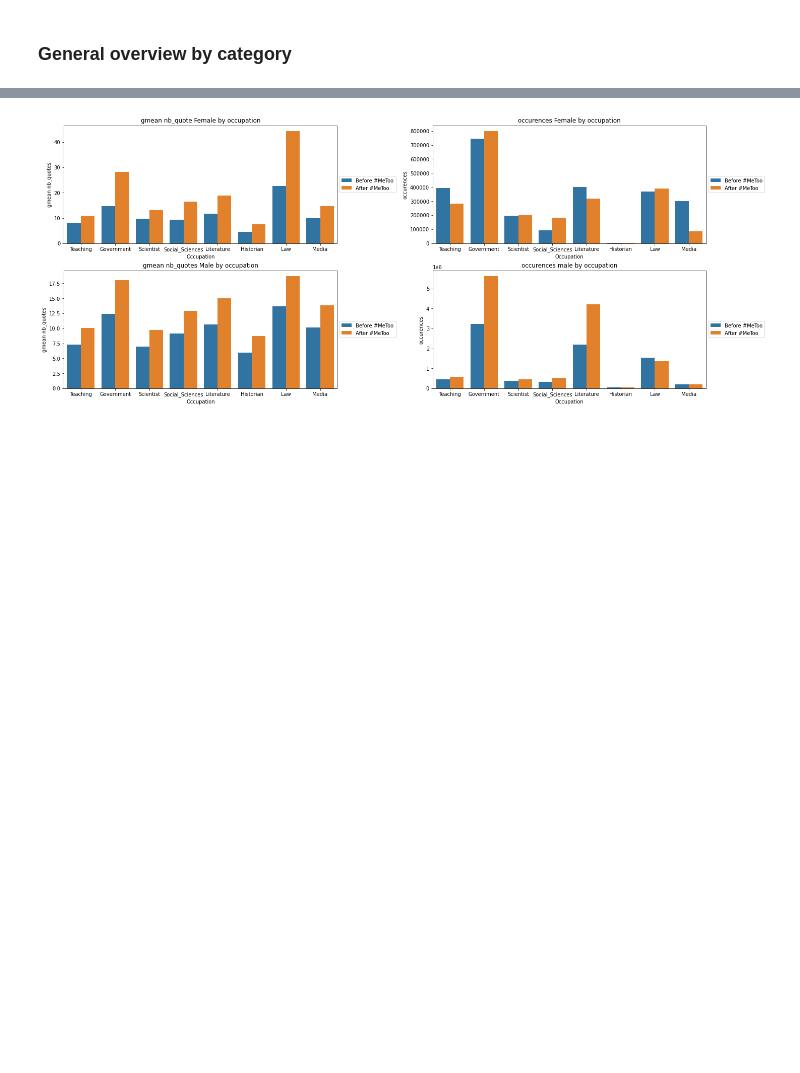
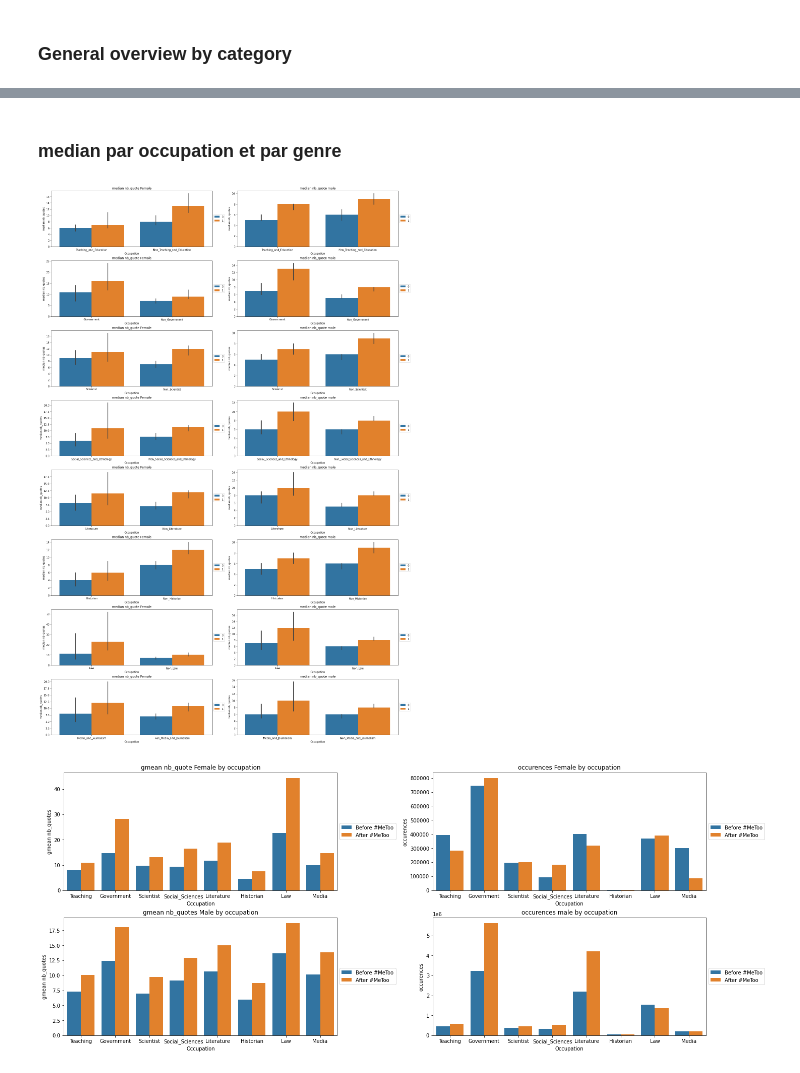
Before and after one commit to janougome/ADA-team, a Jupyter notebook: Milestone3.ipynb, the cells around one changed output, grey strips where cells are left out. Drawn from its saved outputs; the diff is of its cells as text; code cells hidden in the pictures; blank space fills up the shorter version.

```diff
--- a/Milestone3.ipynb
+++ b/Milestone3.ipynb
@@ -706,3 +746,23 @@ balanced_media = pd.concat([pd.read_json(DATA_FOLDER + 'results/balanced_Media_a
+# %% [markdown]
+### median par occupation et par genre
+# %%
+fig, ax = plt.subplots(nrows=8, ncols=2, constrained_layout=True, figsize=(20, 30));
+i=0
+for f in fulls:
+    sns.barplot(ax=ax[i,0], x = 'Occupation', y = 'nb_quotes', hue = 'label',
+                data = f[(f['gender'] == "female")], estimator=np.median,n_boot=10000);
+    sns.barplot(ax=ax[i,1], x = 'Occupation', y = 'nb_quotes', hue = 'label',
+                data = f[(f['gender'] == "male")], estimator=np.median,n_boot=10000);
+    ax[i,0].set(ylabel='median nb_quotes');
+    ax[i,0].legend(loc='center left', bbox_to_anchor=(1, 0.5));
+    ax[i,0].set_title('median nb_quote Female');
+    ax[i,1].set(ylabel='median nb_quotes');
+    ax[i,1].legend(loc='center left', bbox_to_anchor=(1, 0.5));
+    ax[i,1].set_title('median nb_quote male');
+
+    i+=1
+# %% [output]
+[figure, added]
 # %%
 cat=[balanced_teaching, balanced_government, balanced_scientist, balanced_social_sciences,balanced_literature,
     balanced_historian, balanced_law, balanced_media]
```
Also changed, not shown: parts of 6 cells of this notebook.
